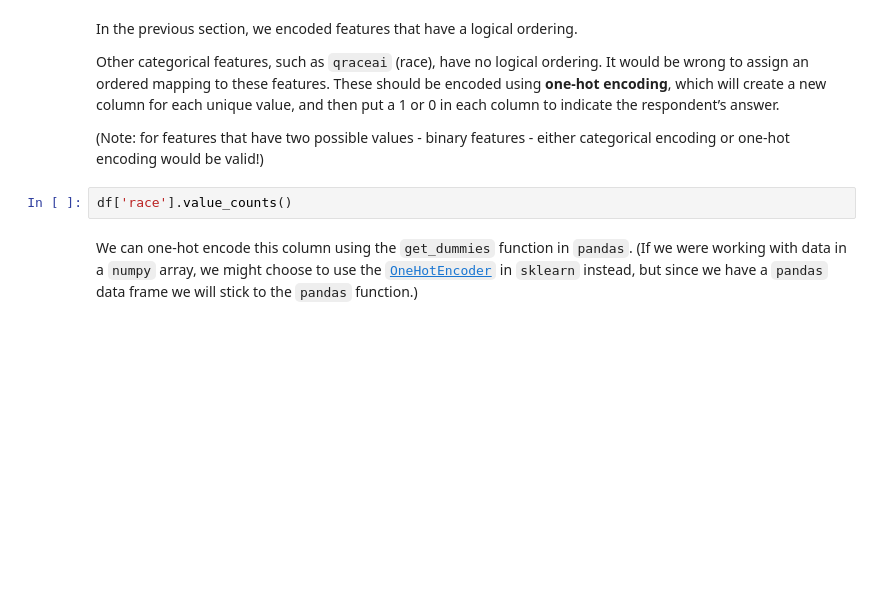
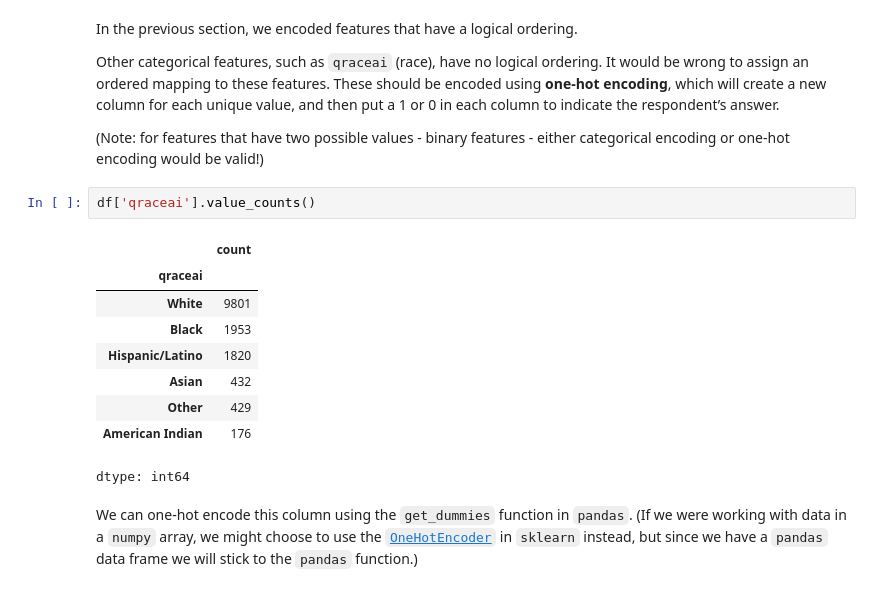
Before and after one commit to ChintzRuparel/ECE6143, a Jupyter notebook: 6-knn-voter-classification-2020-hw.ipynb, the cells around one changed output. Drawn from its saved outputs; the diff is of its cells as text; blank space fills up the shorter version.

```diff
--- a/6-knn-voter-classification-2020-hw.ipynb
+++ b/6-knn-voter-classification-2020-hw.ipynb
@@ -254,7 +359,17 @@ Other categorical features, such as `qraceai` (race), have no logical ordering.
 
 (Note: for features that have two possible values - binary features - either categorical encoding or one-hot encoding would be valid!)
 # %%
-df['race'].value_counts()
+df['qraceai'].value_counts()
+# %% [output]
+|  | count |
+| qraceai |  |
+| White | 9801 |
+| Black | 1953 |
+| Hispanic/Latino | 1820 |
+| Asian | 432 |
+| Other | 429 |
+| American Indian | 176 |
+dtype: int64
 # %% [markdown]
 We can one-hot encode this column using the `get_dummies` function in `pandas`. (If we were working with data in a `numpy` array, we might choose to use the [`OneHotEncoder`](https://scikit-learn.org/dev/modules/generated/sklearn.preprocessing.OneHotEncoder.html) in `sklearn` instead, but since we have a `pandas` data frame we will stick to the `pandas` function.)
 # %%
```
Also changed, not shown: parts of 52 cells of this notebook.
